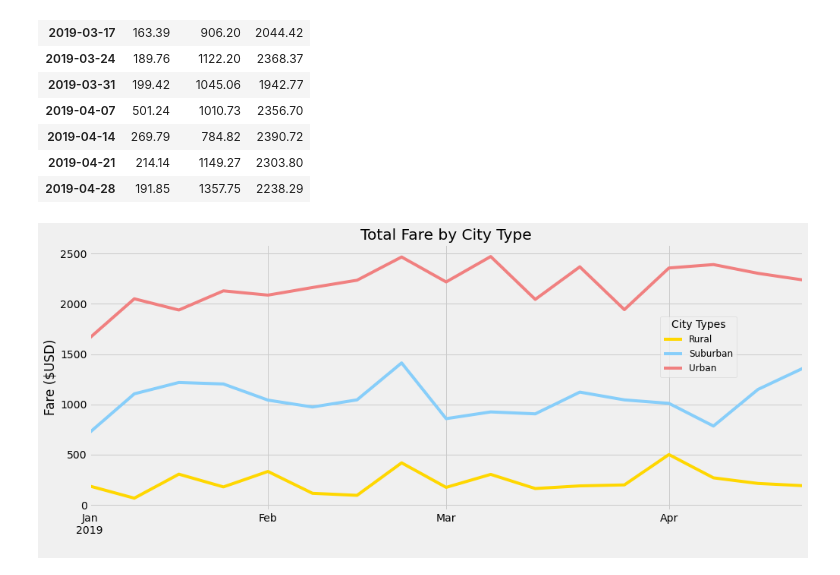
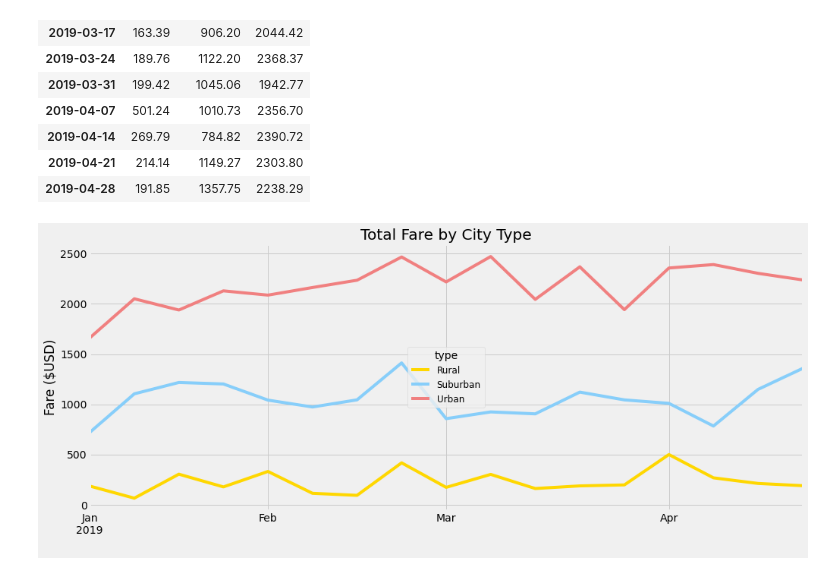
Before and after one commit to mmcdan13/Pyber_Analysis, a Jupyter notebook: PyBer_Challenge.ipynb, the cells around one changed output. Cells and saved outputs as stored; diff of their text form; code cells hidden in the pictures.

Commit message:
corrected plot

```diff
--- a/PyBer_Challenge.ipynb
+++ b/PyBer_Challenge.ipynb
@@ -238,23 +238,23 @@ fare_4mos_df_weekly
 # %%
 # 8. Using the object-oriented interface method, plot the resample DataFrame using the df.plot() function.
 
 # Create the plot with ax.plt()
 
 # Import the style from Matplotlib.
 from matplotlib import style
 # Use the graph style fivethirtyeight.
 style.use('fivethirtyeight')
 
 fig, ax = plt.subplots(figsize=(15,6))
 fare_4mos_df_weekly.plot(kind="line", ax=ax, color=["gold", "lightskyblue", "lightcoral"])
 ax.set_title("Total Fare by City Type")
 ax.set_ylabel("Fare ($USD)")
 ax.set_xlabel(" ")
-lgnd = plt.legend(fontsize="12", mode="Expanded", loc=(0.8,0.5), title="City Types")
+lgnd = plt.legend(fontsize="12", title="type")
 
 # Save Figure
 plt.savefig("analysis/PyBer_fare_summary.png")
 
 plt.show()
 # %% [output]
-[figure, old version]
+[figure, new version]
```
Also changed, not shown: 1 other file.
